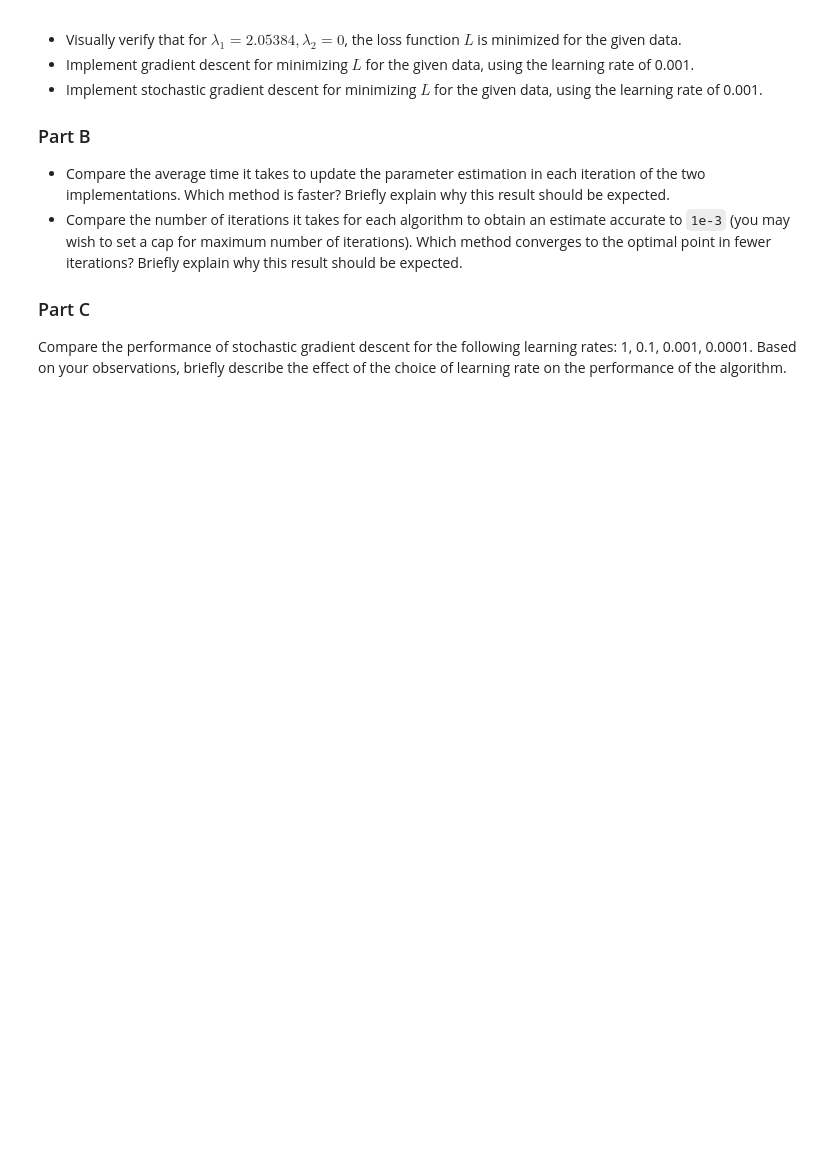
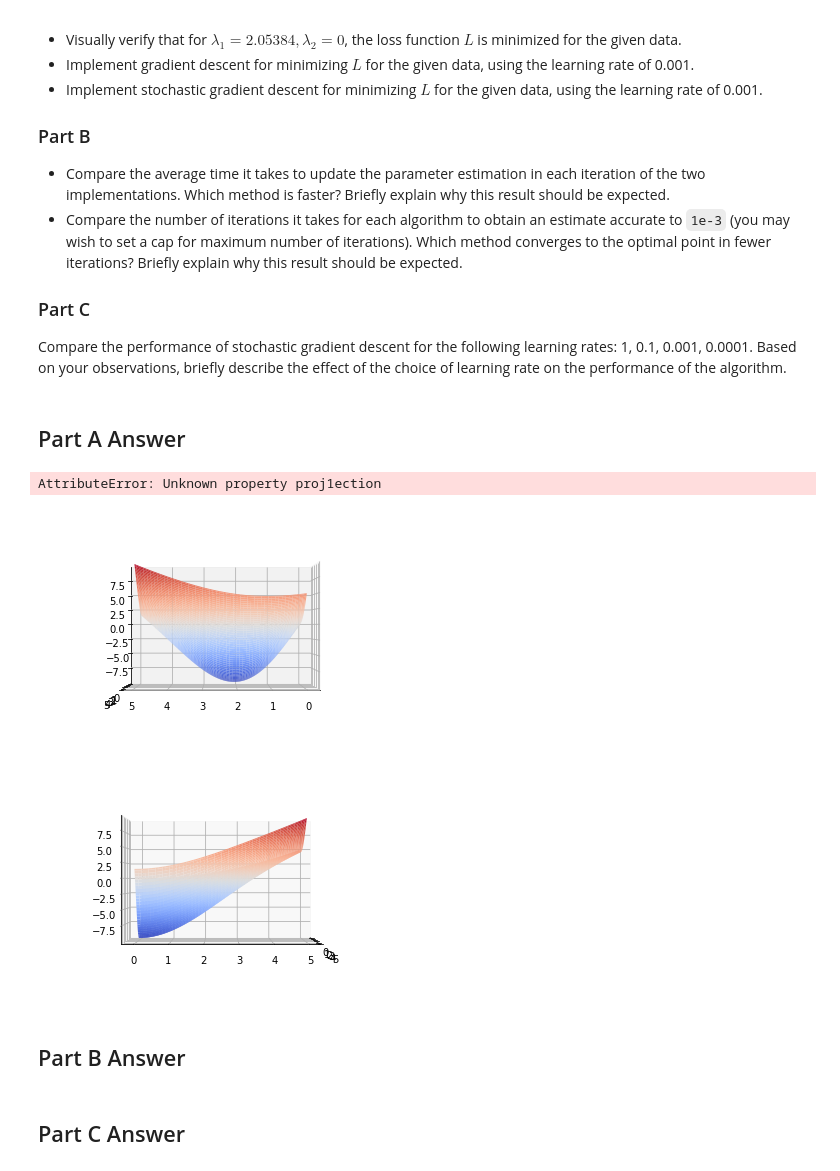
Before and after one commit to namwkim/2017, a Jupyter notebook: homework/AM207_HW3.ipynb, the cells around one changed output. Cells and saved outputs as stored; diff of their text form; code cells hidden in the pictures; blank space fills up the shorter version.

```diff
--- a/homework/AM207_HW3.ipynb
+++ b/homework/AM207_HW3.ipynb
@@ -33,3 +33,5 @@ Read the data contained in `HW3_data.csv`. This is a set of coordinates configur
 
 ### Part C
 Compare the performance of stochastic gradient descent for the following learning rates: 1, 0.1, 0.001, 0.0001. Based on your observations, briefly describe the effect of the choice of learning rate on the performance of the algorithm.
+# %% [markdown]
+## Part A Answer
@@ -35,0 +45,41 @@ Compare the performance of stochastic gradient descent for the following learnin
+# %%
+L = lambda x,y,p1,p2 : 0.000045*np.power(p2,2)*y-0.000098*np.power(p1,2)*x+\
+    0.003926*p1*x*np.exp((np.power(y,2)-np.power(x,2))*(np.power(p1,2)+np.power(p2,2)))
+# %%
+df = pd.read_csv('./HW3_data.csv', header=None)
+
+df = df.transpose()
+df.columns = ['x','y']
+# %%
+p1 = np.arange(0,5, 0.05)
+p2 = np.arange(0,5, 0.05)
+P1, P2 = np.meshgrid(p1, p2)
+P1 = P1.flatten()
+P2 = P2.flatten()
+loss = np.zeros(len(P1))
+
+
+for i,p in enumerate(zip(P1,P2)):
+    loss[i]=sum(L(df['x'], df['y'], p[0], p[1]))
+# %% [output]
+AttributeError: Unknown property proj1ection
+# %%
+
+fig = plt.figure()
+ax = fig.gca(projection='3d')
+ax.plot_surface(np.reshape(P1,(100,100)),np.reshape(P2,(100,100)),np.reshape(loss,(100,100)),cmap=cm.coolwarm)
+ax.view_init(elev =0, azim=90)
+plt.show()
+
+fig = plt.figure()
+ax = fig.gca(projection='3d')
+ax.plot_surface(np.reshape(P1,(100,100)),np.reshape(P2,(100,100)),np.reshape(loss,(100,100)),cmap=cm.coolwarm)
+ax.view_init(elev =0, azim=0)
+plt.show()
+# %% [output]
+[figure, added]
+[figure, added]
+# %% [markdown]
+## Part B Answer
+# %% [markdown]
+## Part C Answer
```
Also changed, not shown: parts of 1 cell of this notebook, 1 other file.
